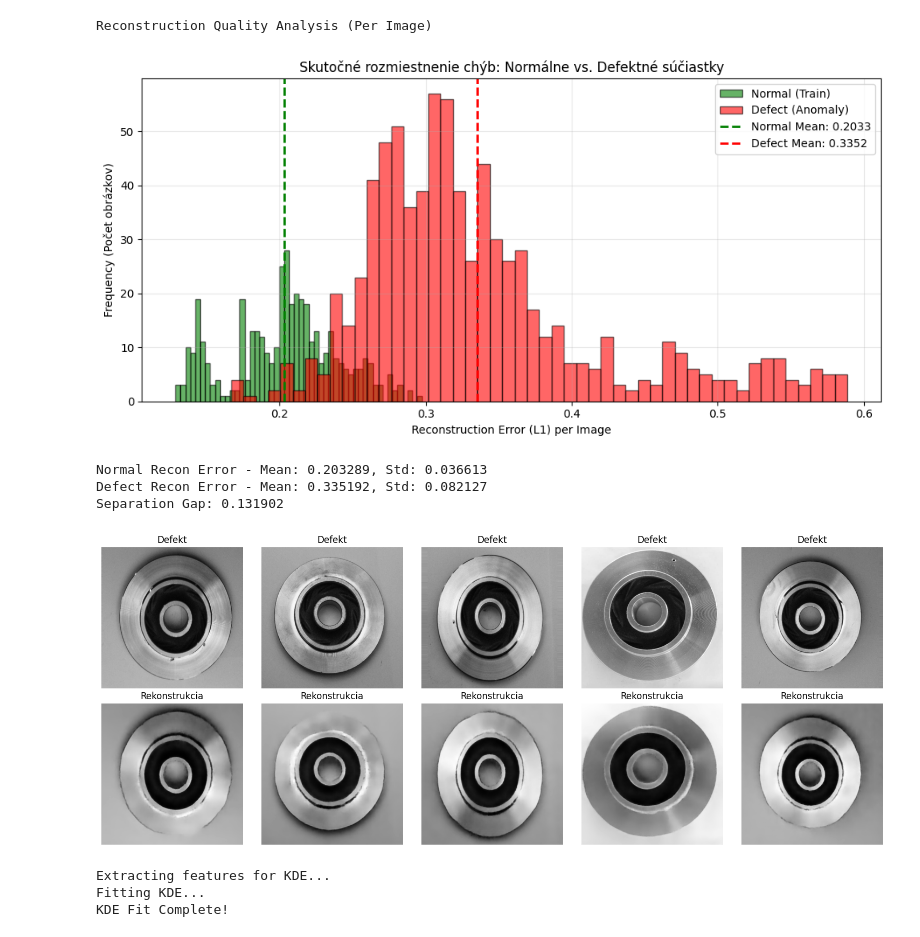
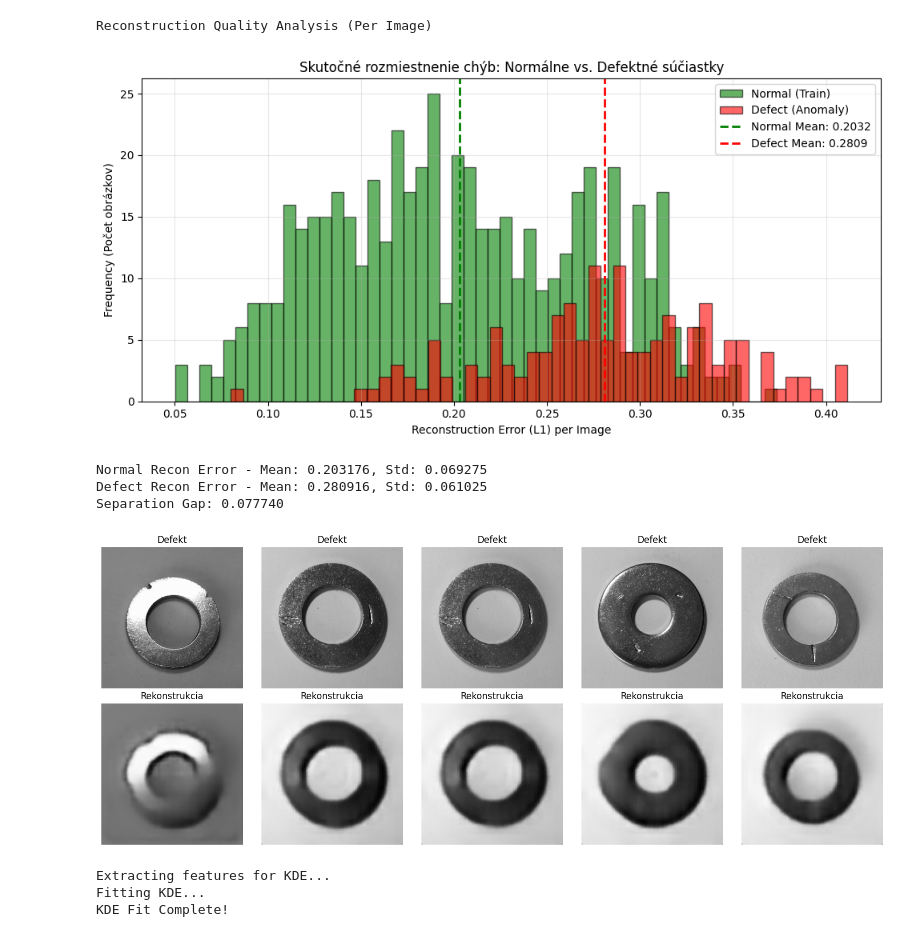
Before and after one commit to matejmedveczky/TP_detekcia_defektov, a Jupyter notebook: autoencoder_FCDD/autoencoder.ipynb, the cells around one changed output. Cells and saved outputs as stored; diff of their text form; code cells hidden in the pictures.

Commit message:
priprava autoencodera na vytvorenom datasete

```diff
--- a/autoencoder_FCDD/autoencoder.ipynb
+++ b/autoencoder_FCDD/autoencoder.ipynb
@@ -21,11 +21,11 @@ class Autoencoder(nn.Module):
             nn.ReLU(True),
             nn.Conv2d(256, 512, kernel_size=4, stride=2, padding=1),
             nn.ReLU(True),
-            nn.Conv2d(512, 16, kernel_size=3, stride=1, padding=1)
+            nn.Conv2d(512, 8, kernel_size=3, stride=1, padding=1)
         )
 
         self.decoder = nn.Sequential(
-            nn.ConvTranspose2d(16, 512, kernel_size=3, stride=1, padding=1),
+            nn.ConvTranspose2d(8, 512, kernel_size=3, stride=1, padding=1),
             nn.ReLU(True),
             nn.ConvTranspose2d(512, 256, kernel_size=4, stride=2, padding=1),
             nn.ReLU(True),
@@ -46,5 +46,3 @@ class Autoencoder(nn.Module):
 
 device = torch.device('cuda' if torch.cuda.is_available() else 'cpu')
 model = Autoencoder().to(device)
-
-print(model)
@@ -69,4 +49,8 @@ Autoencoder(
 # %%
+import torchvision.transforms as transforms
+import torchvision.datasets as datasets
+from torch.utils.data import DataLoader, Subset
+
 IMG_HEIGHT = 512
 IMG_WIDTH = 512
 batch_size = 8
@@ -77,25 +61,25 @@ transform = transforms.Compose([
     transforms.ToTensor()
 ])
 
-dataset = datasets.ImageFolder('casting_512x512/', transform=transform)
+dataset_train = datasets.ImageFolder('train/', transform=transform)
+train_loader = DataLoader(dataset_train, batch_size=batch_size, shuffle=True)
 
-ok_class_idx = dataset.class_to_idx['ok_front']
-def_class_idx = dataset.class_to_idx['def_front']
+dataset_val = datasets.ImageFolder('val/', transform=transform)
 
-ok_indices = [i for i, label in enumerate(dataset.targets) if label == ok_class_idx]
-def_indices = [i for i, label in enumerate(dataset.targets) if label == def_class_idx]
+good_idx = dataset_val.class_to_idx['good']
+anomaly_idx = dataset_val.class_to_idx['anomaly']
 
-train_idx, val_idx = train_test_split(ok_indices, test_size=0.2, random_state=42)
+good_indices = [i for i, label in enumerate(dataset_val.targets) if label == good_idx]
+def_indices = [i for i, label in enumerate(dataset_val.targets) if label == anomaly_idx]
 
-train_loader = DataLoader(Subset(dataset, train_idx), batch_size=batch_size, shuffle=True)
-val_loader = DataLoader(Subset(dataset, val_idx), batch_size=batch_size, shuffle=False)
-anomaly_loader = DataLoader(Subset(dataset, def_indices), batch_size=batch_size, shuffle=False)
+test_good_loader = DataLoader(Subset(dataset_val, good_indices), batch_size=batch_size, shuffle=False)
+test_def_loader = DataLoader(Subset(dataset_val, def_indices), batch_size=batch_size, shuffle=False)
 # %%
 import matplotlib.pyplot as plt
 
 criterion = nn.L1Loss()
 optimizer = optim.Adam(model.parameters(), lr=0.001)
-epochs = 100
+epochs = 20
 
 history_train_loss = []
 history_val_loss = []
@@ -122,7 +106,7 @@ for epoch in range(epochs):
     val_loss = 0.0
 
     with torch.no_grad():
-        for images, _ in val_loader:
+        for images, _ in test_good_loader:
             images = images.to(device)
 
             outputs = model(images)
@@ -130,7 +114,7 @@ for epoch in range(epochs):
 
             val_loss += loss.item() * images.size(0)
 
-    val_loss = val_loss / len(val_loader.dataset)
+    val_loss = val_loss / len(test_good_loader.dataset)
 
     history_train_loss.append(train_loss)
     history_val_loss.append(val_loss)
@@ -192,7 +162,7 @@ train_recon_errors = np.array(train_recon_errors)
 
 defect_recon_errors = []
 with torch.no_grad():
-    for images, _ in anomaly_loader:
+    for images, _ in test_def_loader:
         images = images.to(device)
         reconstructions = model(images)
         mse_per_pixel = loss_fn(reconstructions, images)
@@ -224,41 +194,41 @@ print(f"Defect Recon Error - Mean: {defect_recon_errors.mean():.6f}, Std: {defec
 print(f"Separation Gap: {defect_recon_errors.mean() - train_recon_errors.mean():.6f}")
 # %% [output]
 Reconstruction Quality Analysis (Per Image)
-[figure, old version]
+[figure, new version]
-Normal Recon Error - Mean: 0.203289, Std: 0.036613
-Defect Recon Error - Mean: 0.335192, Std: 0.082127
-Separation Gap: 0.131902
+Normal Recon Error - Mean: 0.203176, Std: 0.069275
+Defect Recon Error - Mean: 0.280916, Std: 0.061025
+Separation Gap: 0.077740
 # %%
 import random
 
 model.eval()
-subset_indices = anomaly_loader.dataset.indices
+subset_indices = test_def_loader.dataset.indices
 random_indices = random.sample(subset_indices, 5)
 
 random_images = []
 for idx in random_indices:
-    img, _ = dataset[idx]
+    img, _ = dataset_val[idx]
     random_images.append(img)
 
 images = torch.stack(random_images).to(device)
 
 with torch.no_grad():
     reconstructions = model(images)
 
 fig, axes = plt.subplots(2, 5, figsize=(15, 6))
 for i in range(5):
     axes[0, i].imshow(images[i].cpu().squeeze(), cmap='gray')
     axes[0, i].set_title("Defekt")
     axes[0, i].axis('off')
 
     axes[1, i].imshow(reconstructions[i].cpu().squeeze(), cmap='gray')
     axes[1, i].set_title("Rekonstrukcia")
     axes[1, i].axis('off')
 
 plt.tight_layout()
 plt.show()
 # %% [output]
-[figure, old version]
+[figure, new version]
 # %%
 from sklearn.neighbors import KernelDensity
 import numpy as np
```
Also changed, not shown: parts of 3 cells of this notebook.
